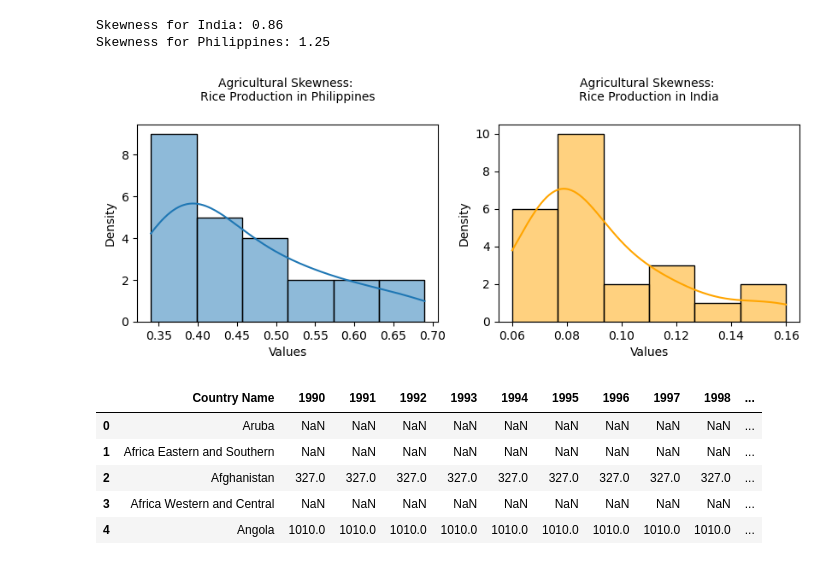
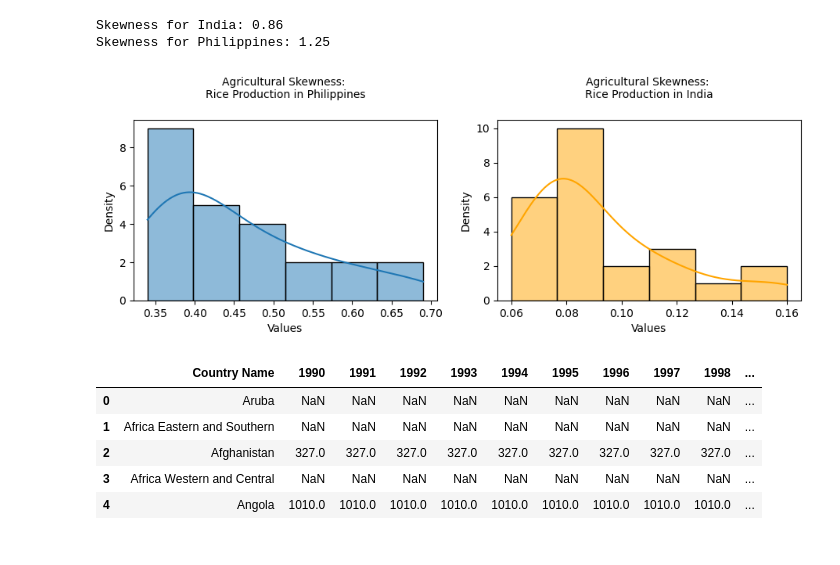
Before and after one commit to arvinmalaluan/002_INPHIRICE, a Jupyter notebook: assets/bat_404_code.ipynb, the cells around one changed output. Drawn from its saved outputs; the diff is of its cells as text; code cells hidden in the pictures.

```diff
--- a/assets/bat_404_code.ipynb
+++ b/assets/bat_404_code.ipynb
@@ -207,33 +207,33 @@ print("Skewness for Philippines: {:.2f}".format(skewness_philippines))
 Skewness for India: 0.86
 Skewness for Philippines: 1.25
 # %%
-mpl.figure(figsize=(10, 3))
+mpl.figure(figsize=(11, 3))
 mpl.subplot(1, 2, 1)
 
 # Plot histogram with density curve
 sns.histplot(phi_normProd, kde=True)
 
 # Add labels and title
 mpl.xlabel('Values')
 mpl.ylabel('Density')
 mpl.title('Agricultural Skewness: \nRice Production in Philippines', fontsize=10, pad=20)
 
 
 mpl.subplot(1, 2, 2)
 
 # Plot histogram with density curve
 sns.histplot(ind_normProd, kde=True, color='orange')
 
 # Add labels and title
 mpl.xlabel('Values')
 mpl.ylabel('Density')
 mpl.title('Agricultural Skewness: \nRice Production in India', fontsize=10, pad=20)
 
 
 # Show the plot
 mpl.show()
 # %% [output]
-[figure, old version]
+[figure, new version]
 # %%
 dFPhiAgriPrc = pd.read_csv(ph_rd_agriPr)
 dFIndPpltion = pd.read_csv(gn_rd_popltn)
```
